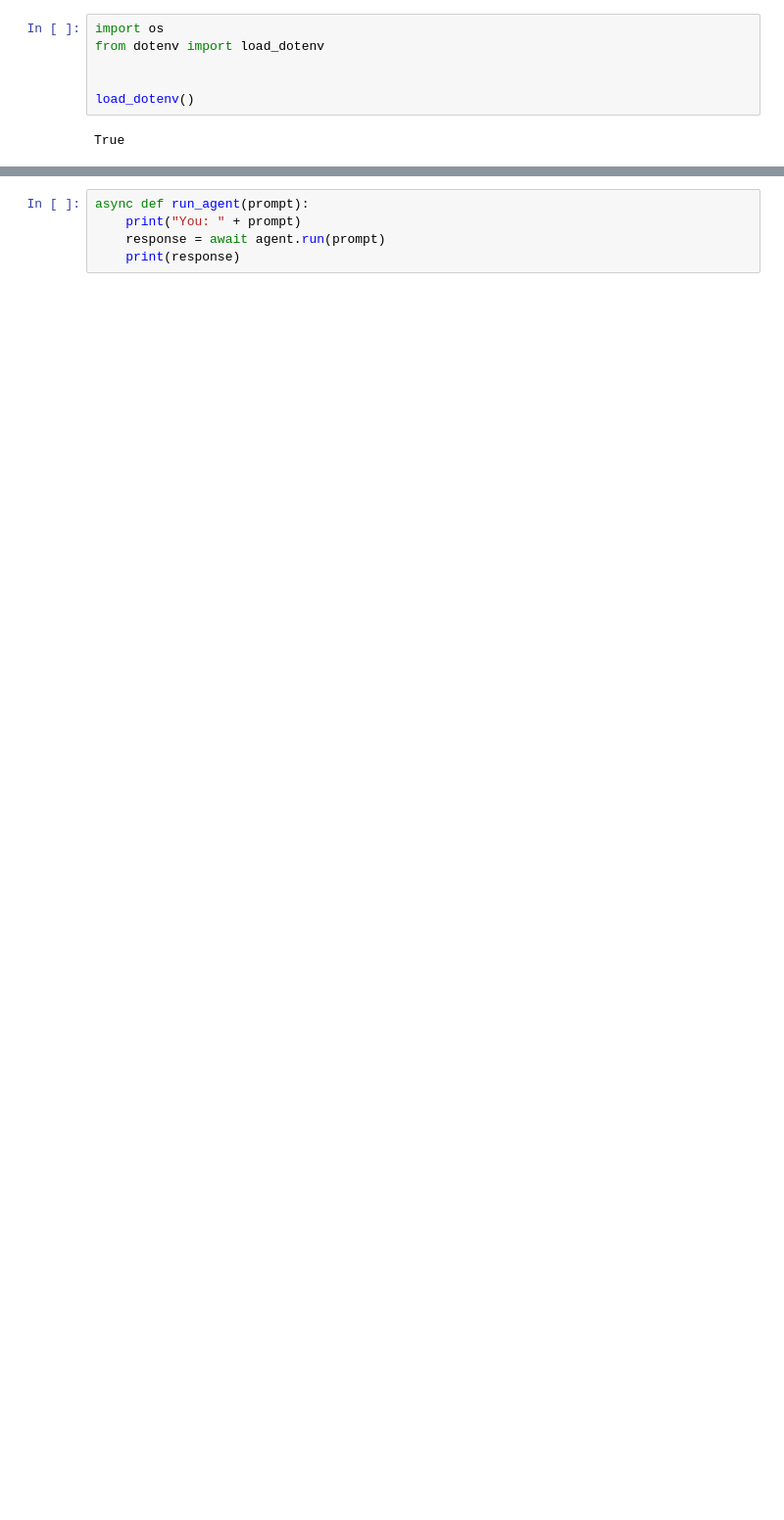
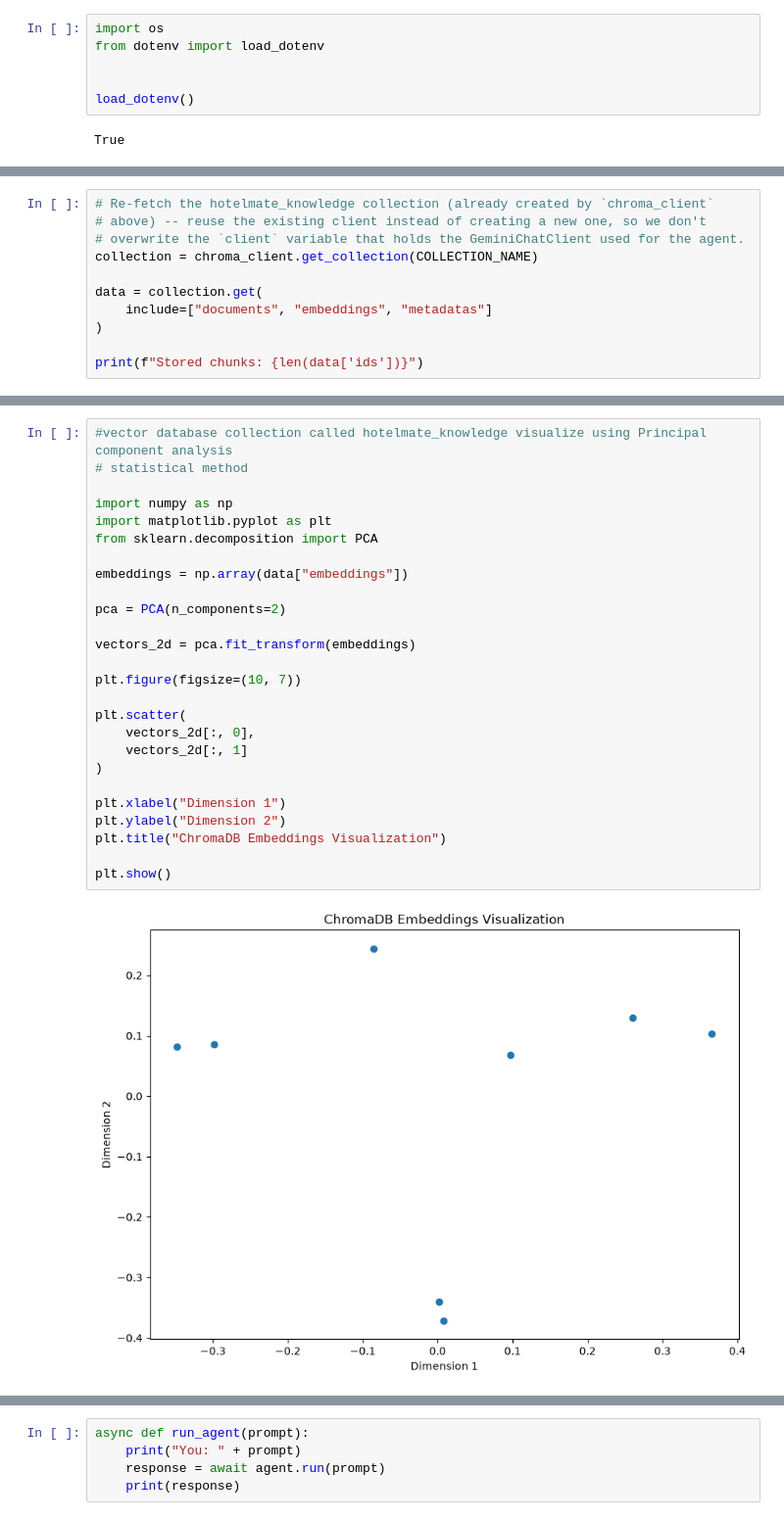
Before and after one commit to pasan-wijekoon/hotelmate-booking-engine-copilot, a Jupyter notebook: backend/experiments/notebook.ipynb, the cells around one changed output, grey strips where cells are left out. Shown at 98% size. Saved outputs shown, nothing was run; the diff lists cells and outputs as text; blank space fills up the shorter version.

Commit message:
chore: update notebook with agentic RAG Pipeline and add booking policy document

```diff
--- a/backend/experiments/notebook.ipynb
+++ b/backend/experiments/notebook.ipynb
@@ -44,0 +261,11 @@ client = GeminiChatClient(
+# %%
+# Re-fetch the hotelmate_knowledge collection (already created by `chroma_client`
+# above) -- reuse the existing client instead of creating a new one, so we don't
+# overwrite the `client` variable that holds the GeminiChatClient used for the agent.
+collection = chroma_client.get_collection(COLLECTION_NAME)
+
+data = collection.get(
+    include=["documents", "embeddings", "metadatas"]
+)
+
+print(f"Stored chunks: {len(data['ids'])}")
@@ -44,0 +306,28 @@ client = GeminiChatClient(
+# %%
+#vector database collection called hotelmate_knowledge visualize using Principal component analysis
+# statistical method
+
+import numpy as np
+import matplotlib.pyplot as plt
+from sklearn.decomposition import PCA
+
+embeddings = np.array(data["embeddings"])
+
+pca = PCA(n_components=2)
+
+vectors_2d = pca.fit_transform(embeddings)
+
+plt.figure(figsize=(10, 7))
+
+plt.scatter(
+    vectors_2d[:, 0],
+    vectors_2d[:, 1]
+)
+
+plt.xlabel("Dimension 1")
+plt.ylabel("Dimension 2")
+plt.title("ChromaDB Embeddings Visualization")
+
+plt.show()
+# %% [output]
+[figure, added]
```
Also changed, not shown: parts of 34 cells of this notebook, 6 other files.
